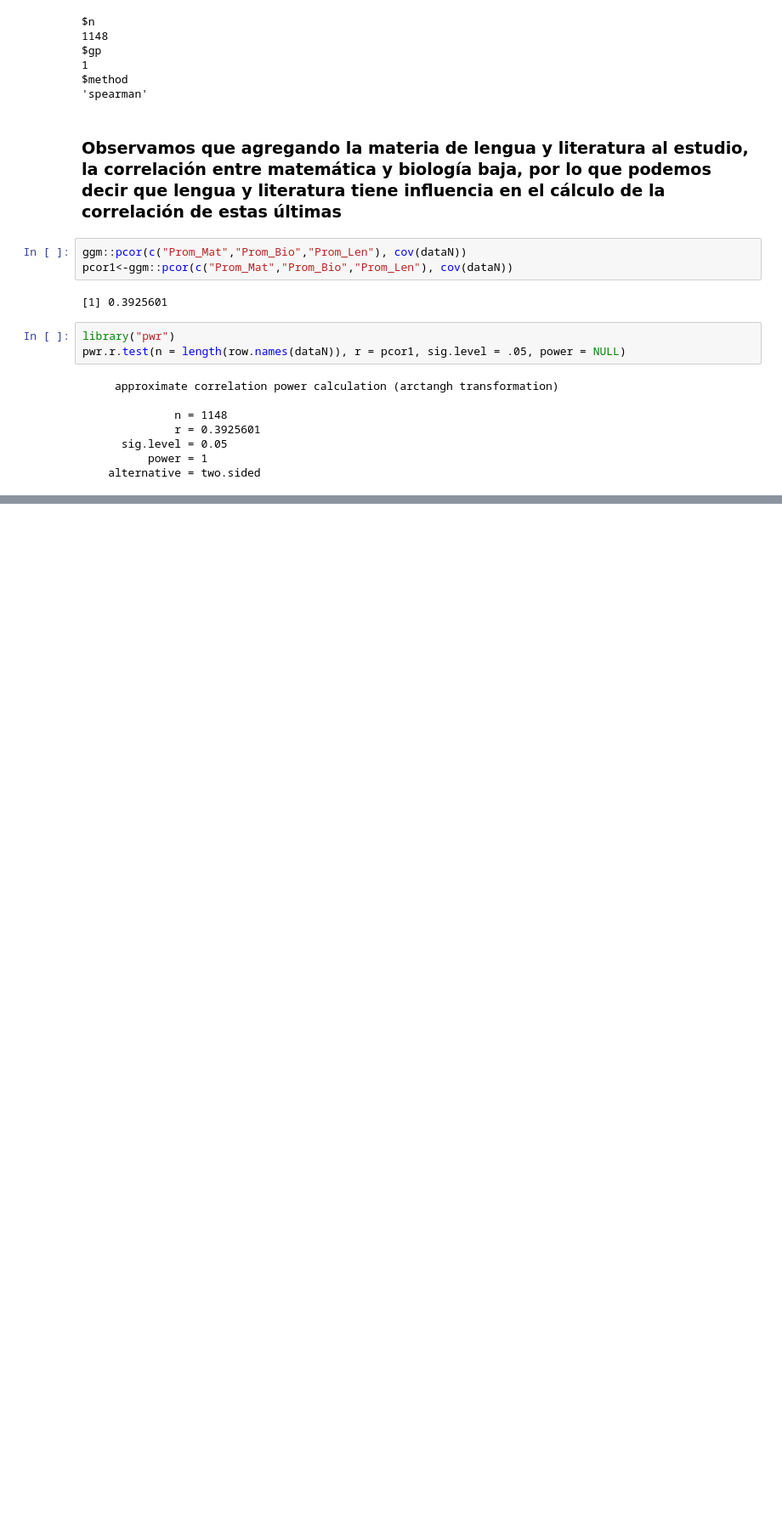
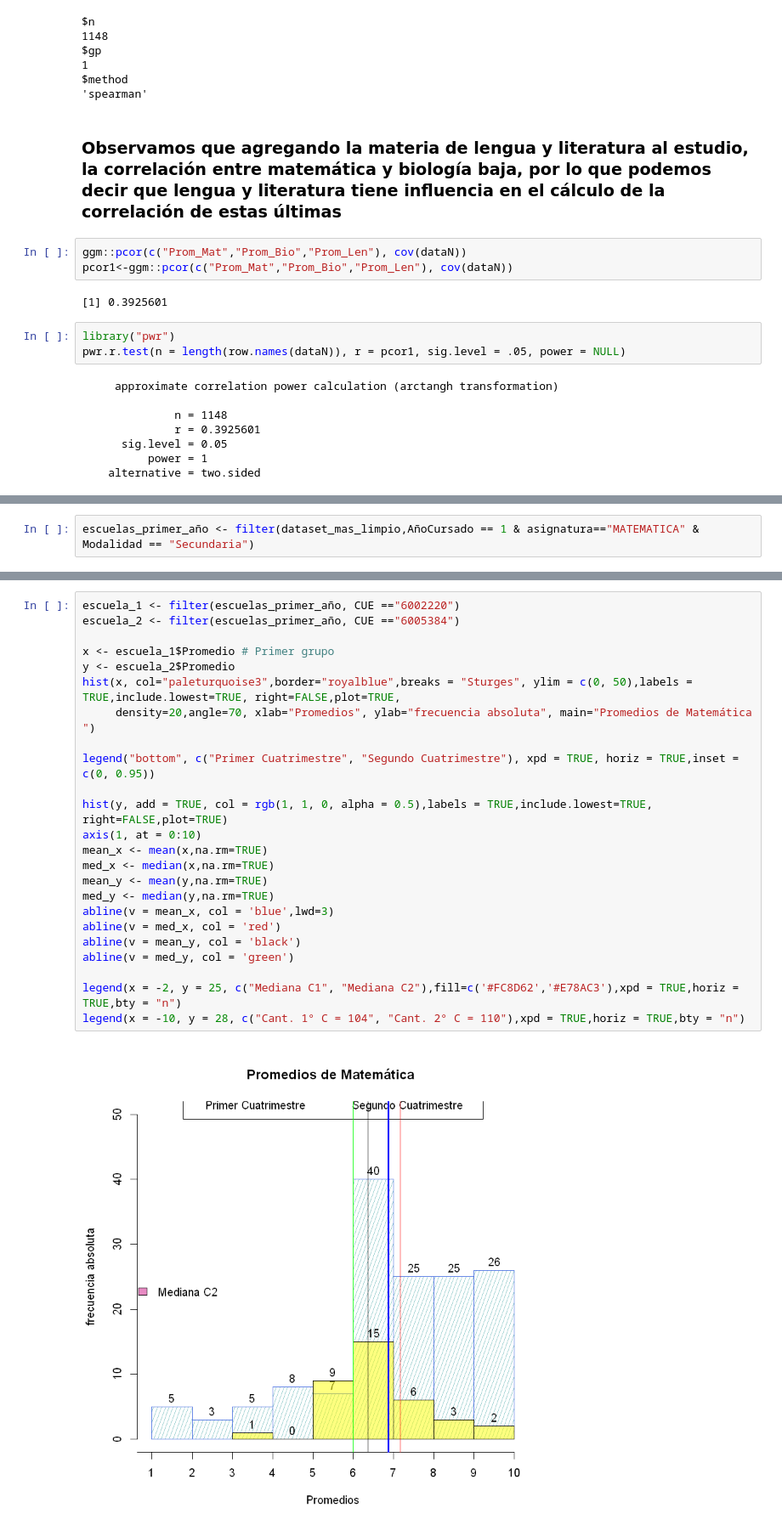
Before and after one commit to Nefertumm/EDM_2023, a Jupyter notebook: Dataset_escuelas/TP1.ipynb, the cells around one changed output, grey strips where cells are left out. Shown at 85% size. Saved outputs shown, nothing was run; the diff lists cells and outputs as text; blank space fills up the shorter version.

```diff
--- a/Dataset_escuelas/TP1.ipynb
+++ b/Dataset_escuelas/TP1.ipynb
@@ -1724,0 +1757,2 @@ pwr.r.test(n = length(row.names(dataN)), r = pcor1, sig.level = .05, power = NUL
+# %%
+escuelas_primer_año <- filter(dataset_mas_limpio,AñoCursado == 1 & asignatura=="MATEMATICA" & Modalidad == "Secundaria")
@@ -1724,0 +1766,26 @@ pwr.r.test(n = length(row.names(dataN)), r = pcor1, sig.level = .05, power = NUL
+# %%
+escuela_1 <- filter(escuelas_primer_año, CUE =="6002220")
+escuela_2 <- filter(escuelas_primer_año, CUE =="6005384")
+
+x <- escuela_1$Promedio # Primer grupo
+y <- escuela_2$Promedio
+hist(x, col="paleturquoise3",border="royalblue",breaks = "Sturges", ylim = c(0, 50),labels = TRUE,include.lowest=TRUE, right=FALSE,plot=TRUE,
+     density=20,angle=70, xlab="Promedios", ylab="frecuencia absoluta", main="Promedios de Matemática ")
+
+legend("bottom", c("Primer Cuatrimestre", "Segundo Cuatrimestre"), xpd = TRUE, horiz = TRUE,inset = c(0, 0.95))
+
+hist(y, add = TRUE, col = rgb(1, 1, 0, alpha = 0.5),labels = TRUE,include.lowest=TRUE, right=FALSE,plot=TRUE)
+axis(1, at = 0:10)
+mean_x <- mean(x,na.rm=TRUE)
+med_x <- median(x,na.rm=TRUE)
+mean_y <- mean(y,na.rm=TRUE)
+med_y <- median(y,na.rm=TRUE)
+abline(v = mean_x, col = 'blue',lwd=3)
+abline(v = med_x, col = 'red')
+abline(v = mean_y, col = 'black')
+abline(v = med_y, col = 'green')
+
+legend(x = -2, y = 25, c("Mediana C1", "Mediana C2"),fill=c('#FC8D62','#E78AC3'),xpd = TRUE,horiz = TRUE,bty = "n")
+legend(x = -10, y = 28, c("Cant. 1° C = 104", "Cant. 2° C = 110"),xpd = TRUE,horiz = TRUE,bty = "n")
+# %% [output]
+[figure, added]
```
Also changed, not shown: parts of 20 cells of this notebook, 1 other file.
